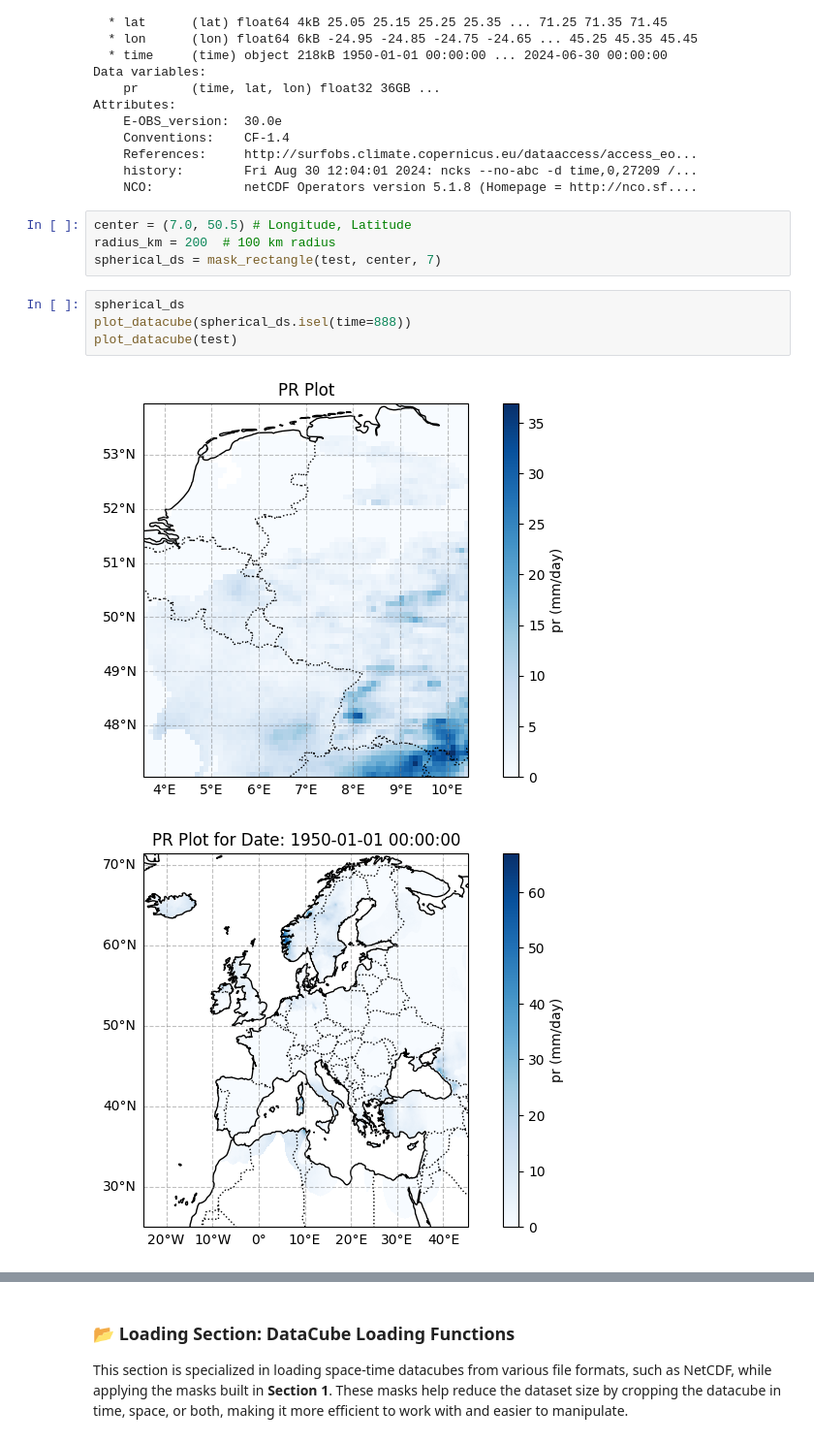
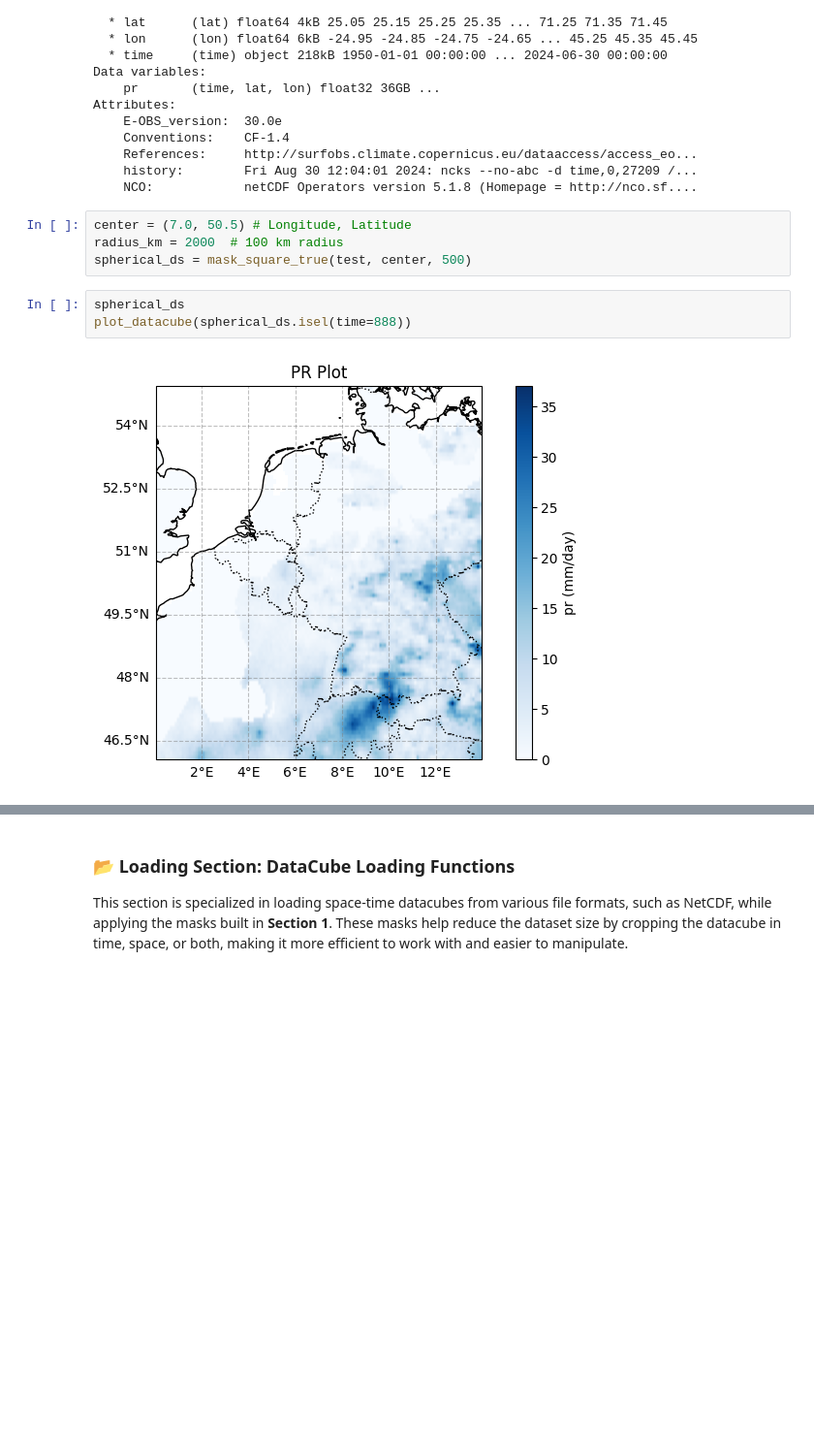
Before and after one commit to RPGSynth/EVT_Univariate, a Jupyter notebook: Exploration/main.ipynb, the cells around one changed output, grey strips where cells are left out. Shown at 97% size. Drawn from its saved outputs; the diff is of its cells as text; blank space fills up the shorter version.

```diff
--- a/Exploration/main.ipynb
+++ b/Exploration/main.ipynb
@@ -299,12 +299,10 @@ Attributes:
     NCO:            netCDF Operators version 5.1.8 (Homepage = http://nco.sf....
 # %%
 center = (7.0, 50.5) # Longitude, Latitude
-radius_km = 200  # 100 km radius
-spherical_ds = mask_rectangle(test, center, 7)
+radius_km = 2000  # 100 km radius
+spherical_ds = mask_square_true(test, center, 500)
 # %%
 spherical_ds
 plot_datacube(spherical_ds.isel(time=888))
-plot_datacube(test)
 # %% [output]
-[figure, old version]
+[figure, new version]
-[figure, removed]
```
Also changed, not shown: parts of 5 cells of this notebook, 1 other file.
